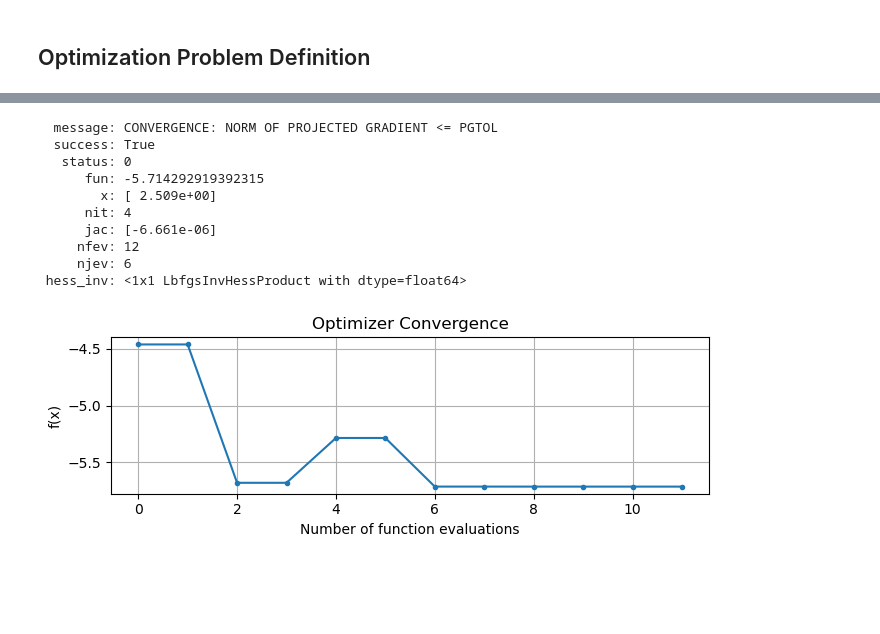
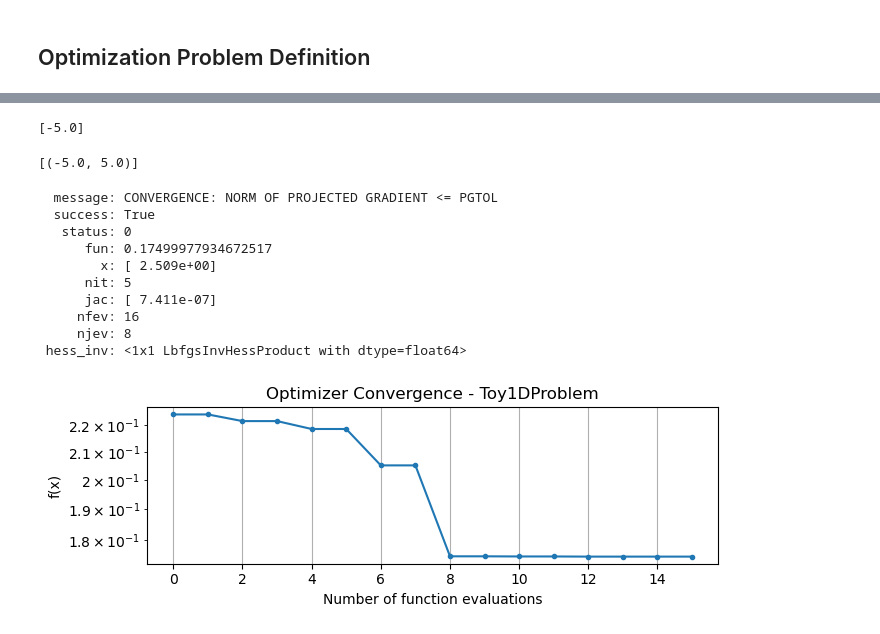
Before and after one commit to billtubbs/bayes-opt-examples, a Jupyter notebook: Compare-Optimizers.ipynb, the cells around one changed output, grey strips where cells are left out. Drawn from its saved outputs; the diff is of its cells as text; code cells hidden in the pictures; blank space fills up the shorter version.

```diff
--- a/Compare-Optimizers.ipynb
+++ b/Compare-Optimizers.ipynb
@@ -80,33 +86,34 @@ class ConstrainedScalarOptimizationProblem():
 class Toy1DProblem(ConstrainedScalarOptimizationProblem):
 
     def __init__(self):
-        bounds = np.array([[-5, 5]])
-        super().__init__(bounds, global_minimum=[2.508538220648739])
+        bounds = [(-5.0, 5.0)]
+        name = "Toy1DProblem"
+        super().__init__(bounds, name=name, global_minimum=[2.5085382557867626])
 
     @staticmethod
-    def cost_function_to_minimize(x, *args) -> float:
-        return -(-0.05 * x[0] ** 2 - np.cos(x[0]) + 0.25 * np.sin(3 * x[0] + 0.8) + 5)
+    def cost_function_to_minimize(x) -> float:
+        return 1.0 / (-0.05 * x[0] ** 2 - np.cos(x[0]) + 0.25 * np.sin(3 * x[0] + 0.8) + 5)
 
 
 # Test problem instance
 problem = Toy1DProblem()
 assert str(problem) == (
-    "Toy1DProblem(_guesses=[], _input_shape=(1,), _bounds=array([[-5,  5]]), "
-    "_global_minimum=[2.508538220648739])"
+    "Toy1DProblem(_name='Toy1DProblem', _guesses=[], _input_dim=1, "
+    "_bounds=[(-5.0, 5.0)], _global_minimum=[2.5085382557867626])"
 )
-assert np.array_equal(problem.bounds, [[-5,  5]])
-assert problem.input_shape == (1, )
+assert problem.bounds == [(-5.,  5.)]
+assert problem.input_dim == 1
 assert problem.nfev == 0
 assert problem.guesses == []
-assert problem([0.5]) == -4.296343741153807
-assert problem.guesses == [(-4.296343741153807, [0.5])]
+assert problem([0.5]) == 0.23275605031813504
+assert problem.guesses == [(0.23275605031813504, [0.5])]
 assert problem.nfev == 1
-assert problem([-5]) == -3.2168311513576833
-assert problem([5]) == -3.4433611019798533
+assert problem([-5]) == 0.3108649328945798
+assert problem([5]) == 0.29041392127738885
 assert problem.nfev == 3
-assert problem.best_guess == (-4.296343741153807, [0.5])
+assert problem.best_guess == (0.23275605031813504, [0.5])
 
-# Find global minimum using Scipy and good initial guess
+# Find global minimum using Scipy and a good initial guess
 sol = scipy.optimize.minimize(problem, x0=2.5, bounds=problem.bounds, tol=1e-15)
 assert sol.status == 0
 print(sol.fun, sol.x.item())
@@ -116,40 +139,49 @@ assert np.array_equal(problem.global_minimum, sol.x)
+# %%
+[b[0] for b in problem.bounds]
+# %% [output]
+[-5.0]
+# %%
+problem.bounds
+# %% [output]
+[(-5.0, 5.0)]
 # %%
-def solve_problem_with_optimizer(
-    problem, minimizer, *args, **kwargs
-):
+def solve_problem_with_optimizer(problem, minimizer, *args, **kwargs):
     problem.reset()
-    sol = minimizer(problem, *args, bounds=problem.bounds, **kwargs)
+    sol = minimizer(problem, *args, **kwargs)
     return sol
 
 rng = np.random.default_rng(0)
-x0 = rng.uniform(problem.bounds[:, 0], problem.bounds[:, 1])
-sol = solve_problem_with_optimizer(problem, scipy.optimize.minimize, x0)
+x0 = rng.uniform(*zip(*problem.bounds))
+sol = solve_problem_with_optimizer(problem, scipy.optimize.minimize, x0, bounds=problem.bounds)
 sol
 # %% [output]
   message: CONVERGENCE: NORM OF PROJECTED GRADIENT <= PGTOL
   success: True
    status: 0
-      fun: -5.714292919392315
+      fun: 0.17499977934672517
         x: [ 2.509e+00]
-      nit: 4
-      jac: [-6.661e-06]
-     nfev: 12
-     njev: 6
+      nit: 5
+      jac: [ 7.411e-07]
+     nfev: 16
+     njev: 8
  hess_inv: <1x1 LbfgsInvHessProduct with dtype=float64>
 # %%
-def convergence_plot(problem):
+def convergence_plot(problem, title=None):
+    if title is None:
+        title = f'Optimizer Convergence - {problem.name}'
+    fevals = np.array([item[0] for item in problem.guesses])
     fig = plt.figure(figsize=(7, 2.5))
     ax = fig.gca()
-    plt.plot(np.array([item[0] for item in problem.guesses]), marker='.')
+    plt.semilogy(fevals, marker='.')
     plt.xlabel('Number of function evaluations')
     plt.ylabel('f(x)')
     plt.grid()
-    plt.title('Optimizer Convergence')
+    plt.title(title)
     return ax
 
 convergence_plot(problem)
 plt.tight_layout()
 plt.show()
 # %% [output]
-[figure, old version]
+[figure, new version]
 # %%
```
Also changed, not shown: parts of 21 cells of this notebook.
